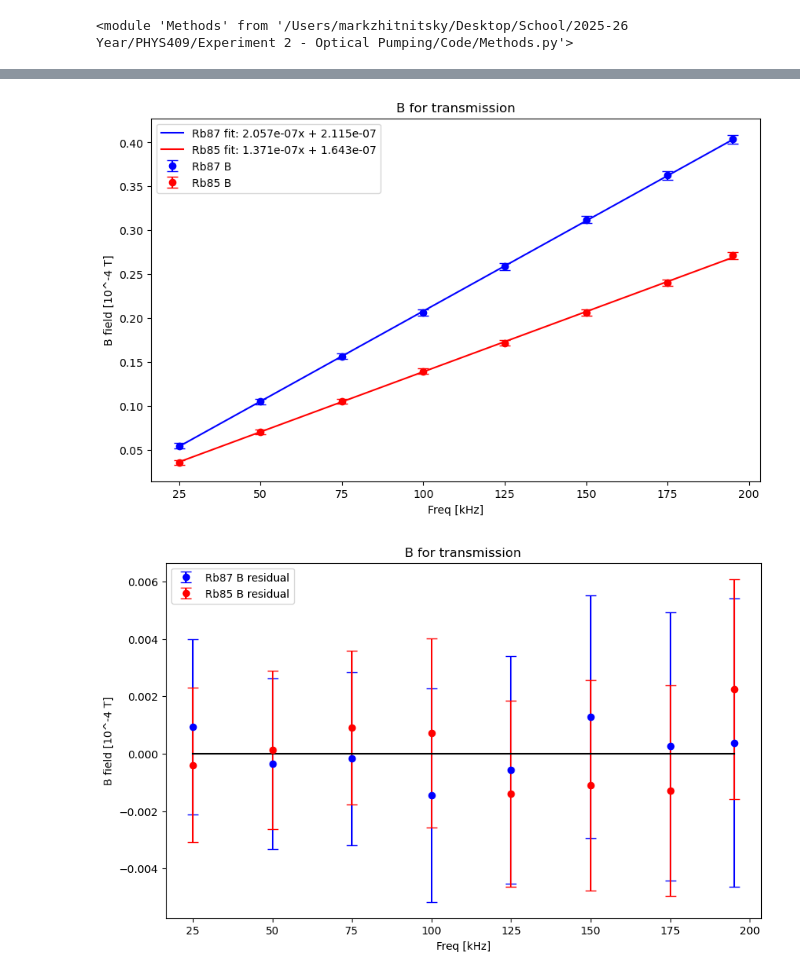
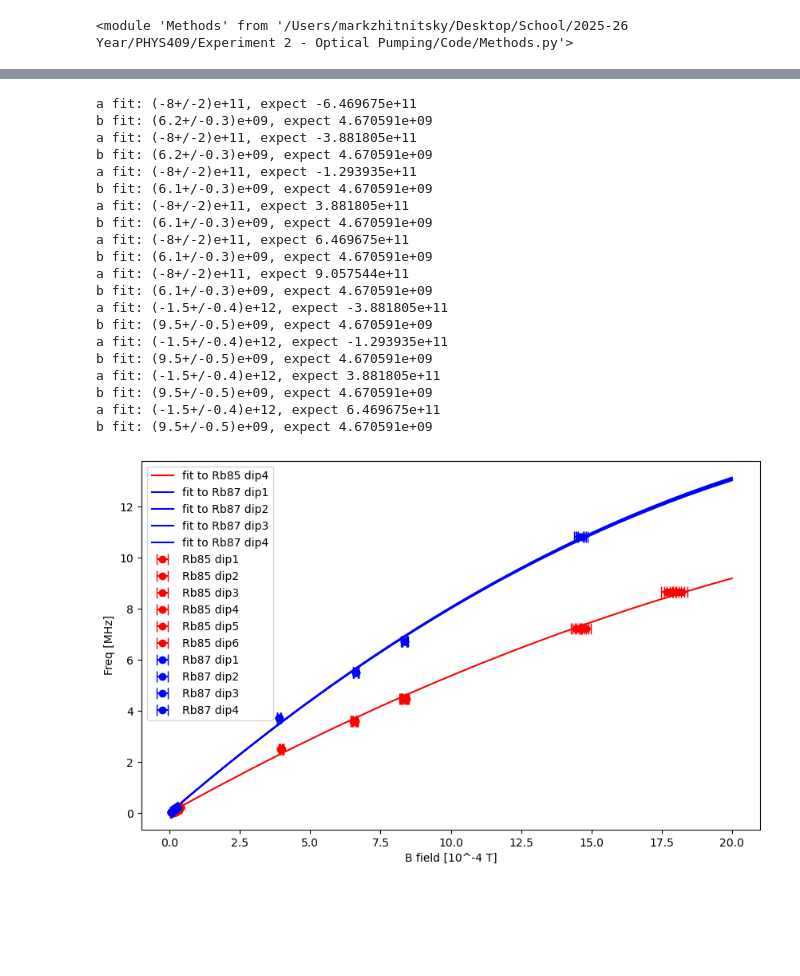
Before and after one commit to MarkZhit/PHYS409-Optical_Pumping, a Jupyter notebook: quadraticZeemanAnalysis.ipynb, the cells around one changed output, grey strips where cells are left out. Cells and saved outputs as stored; diff of their text form; code cells hidden in the pictures; blank space fills up the shorter version.

```diff
--- a/quadraticZeemanAnalysis.ipynb
+++ b/quadraticZeemanAnalysis.ipynb
@@ -121,4 +170,72 @@ Tscore : 2.630e-02
 # %%
+a85d1,b85d1, a85d1Expected, b85d1Expected, output85d1 = fitQuadraticZeeman(Rb85HighD1, uRb85HighD1,freq85High, 3)
+a85d2,b85d2, a85d2Expected, b85d2Expected, output85d2 = fitQuadraticZeeman(Rb85HighD2, uRb85HighD2, freq85High, 2)
+a85d3,b85d3, a85d3Expected, b85d3Expected, output85d3 = fitQuadraticZeeman(Rb85HighD3, uRb85HighD3, freq85High, 1)
+a85d5,b85d5, a85d5Expected, b85d5Expected, output85d4 = fitQuadraticZeeman(Rb85HighD4, uRb85HighD4, freq85High, -1)
+a85d5,b85d5, a85d5Expected, b85d5Expected, output85d5 = fitQuadraticZeeman(Rb85HighD5, uRb85HighD5, freq85High, -2)
+a85d6,b85d6, a85d6Expected, b85d6Expected, output85d6 = fitQuadraticZeeman(Rb85HighD6, uRb85HighD6, freq85High, -3)
+
+a87d1,b87d1, a87d1Expected, b87d1Expected, output87d1 = fitQuadraticZeeman(Rb87HighD1, uRb87HighD1, freq87High, 2)
+a87d2,b87d2, a87d2Expected, b87d2Expected, output87d2 = fitQuadraticZeeman(Rb87HighD2, uRb87HighD2, freq87High, 1)
+a87d3,b87d3, a87d3Expected, b87d3Expected, output87d3 = fitQuadraticZeeman(Rb87HighD3, uRb87HighD3, freq87High, -1)
+a87d4,b87d4, a87d4Expected, b87d4Expected, output87d4 = fitQuadraticZeeman(Rb87HighD4, uRb87HighD4, freq87High, -2)
+
+bFullAxis = np.linspace(0,20/10**4)
 # %% [output]
-[figure, removed]
-[figure, removed]
+a fit: (-8+/-2)e+11, expect -6.469675e+11
+b fit: (6.2+/-0.3)e+09, expect 4.670591e+09
+a fit: (-8+/-2)e+11, expect -3.881805e+11
+b fit: (6.2+/-0.3)e+09, expect 4.670591e+09
+a fit: (-8+/-2)e+11, expect -1.293935e+11
+b fit: (6.1+/-0.3)e+09, expect 4.670591e+09
+a fit: (-8+/-2)e+11, expect 3.881805e+11
+b fit: (6.1+/-0.3)e+09, expect 4.670591e+09
+a fit: (-8+/-2)e+11, expect 6.469675e+11
+b fit: (6.1+/-0.3)e+09, expect 4.670591e+09
+a fit: (-8+/-2)e+11, expect 9.057544e+11
+b fit: (6.1+/-0.3)e+09, expect 4.670591e+09
+a fit: (-1.5+/-0.4)e+12, expect -3.881805e+11
+b fit: (9.5+/-0.5)e+09, expect 4.670591e+09
+a fit: (-1.5+/-0.4)e+12, expect -1.293935e+11
+b fit: (9.5+/-0.5)e+09, expect 4.670591e+09
+a fit: (-1.5+/-0.4)e+12, expect 3.881805e+11
+b fit: (9.5+/-0.5)e+09, expect 4.670591e+09
+a fit: (-1.5+/-0.4)e+12, expect 6.469675e+11
+b fit: (9.5+/-0.5)e+09, expect 4.670591e+09
+# %%
+plt.figure(figsize=(10, 6))
+plt.errorbar(Rb85d1 * 10**4, freq85, xerr=uRb85d1 * 10**4, capsize=5, label='Rb85 dip1', fmt='o', color='red')
+plt.errorbar(Rb85d2 * 10**4, freq85, xerr=uRb85d2 * 10**4, capsize=5, label='Rb85 dip2', fmt='o', color='red')
+plt.errorbar(Rb85d3 * 10**4, freq85, xerr=uRb85d3 * 10**4, capsize=5, label='Rb85 dip3', fmt='o', color='red')
+plt.errorbar(Rb85d4 * 10**4, freq85, xerr=uRb85d4 * 10**4, capsize=5, label='Rb85 dip4', fmt='o', color='red')
+plt.errorbar(Rb85d5 * 10**4, freq85, xerr=uRb85d5 * 10**4, capsize=5, label='Rb85 dip5', fmt='o', color='red')
+plt.errorbar(Rb85d6 * 10**4, freq85, xerr=uRb85d6 * 10**4, capsize=5, label='Rb85 dip6', fmt='o', color='red')
+
+plt.errorbar(Rb87d1 * 10**4, freq87, xerr=uRb87d1 * 10**4, capsize=5, label='Rb87 dip1', fmt='o', color='blue')
+plt.errorbar(Rb87d2 * 10**4, freq87, xerr=uRb87d2 * 10**4, capsize=5, label='Rb87 dip2', fmt='o', color='blue')
+plt.errorbar(Rb87d3 * 10**4, freq87, xerr=uRb87d3 * 10**4, capsize=5, label='Rb87 dip3', fmt='o', color='blue')
+plt.errorbar(Rb87d4 * 10**4, freq87, xerr=uRb87d4 * 10**4, capsize=5, label='Rb87 dip4', fmt='o', color='blue')
+
+
+# plt.plot(bFullAxis * 10**4, quadratic_0intercept(output85d1.beta, bFullAxis) / 10**6, label='fit to Rb85 dip1', color='red')
+# plt.plot(bFullAxis * 10**4, quadratic_0intercept(output85d2.beta, bFullAxis) / 10**6, label='fit to Rb85 dip2', color='red')
+# plt.plot(bFullAxis * 10**4, quadratic_0intercept(output85d3.beta, bFullAxis) / 10**6, label='fit to Rb85 dip3', color='red')
+plt.plot(bFullAxis * 10**4, quadratic_0intercept(output85d4.beta, bFullAxis) / 10**6, label='fit to Rb85 dip4', color='red')
+# plt.plot(bFullAxis * 10**4, quadratic_0intercept(output85d5.beta, bFullAxis) / 10**6, label='fit to Rb85 dip5', color='red')
+# plt.plot(bFullAxis * 10**4, quadratic_0intercept(output85d6.beta, bFullAxis) / 10**6, label='fit to Rb85 dip6', color='red')
+
+plt.plot(bFullAxis * 10**4, quadratic_0intercept(output87d1.beta, bFullAxis) / 10**6, label='fit to Rb87 dip1', color='blue')
+plt.plot(bFullAxis * 10**4, quadratic_0intercept(output87d2.beta, bFullAxis) / 10**6, label='fit to Rb87 dip2', color='blue')
+plt.plot(bFullAxis * 10**4, quadratic_0intercept(output87d3.beta, bFullAxis) / 10**6, label='fit to Rb87 dip3', color='blue')
+plt.plot(bFullAxis * 10**4, quadratic_0intercept(output87d4.beta, bFullAxis) / 10**6, label='fit to Rb87 dip4', color='blue')
+
+# Labels and formatting
+plt.ylabel('Freq [MHz]')
+plt.xlabel('B field [10^-4 T]')
+# plt.title('B for transmission')
+plt.legend()
+plt.savefig("./figures/gfactor quadratic range Mar13", dpi=300)
+
+plt.show()
+# %% [output]
+[figure, added]
```
Also changed, not shown: parts of 4 cells of this notebook, 19 other files.
